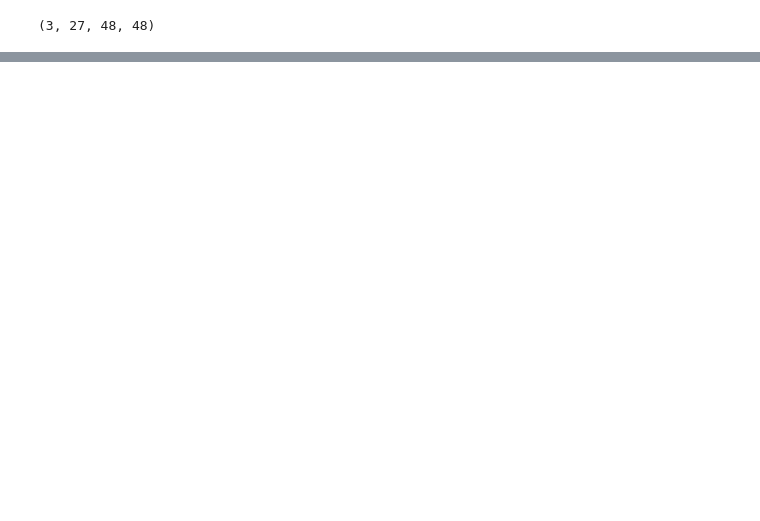
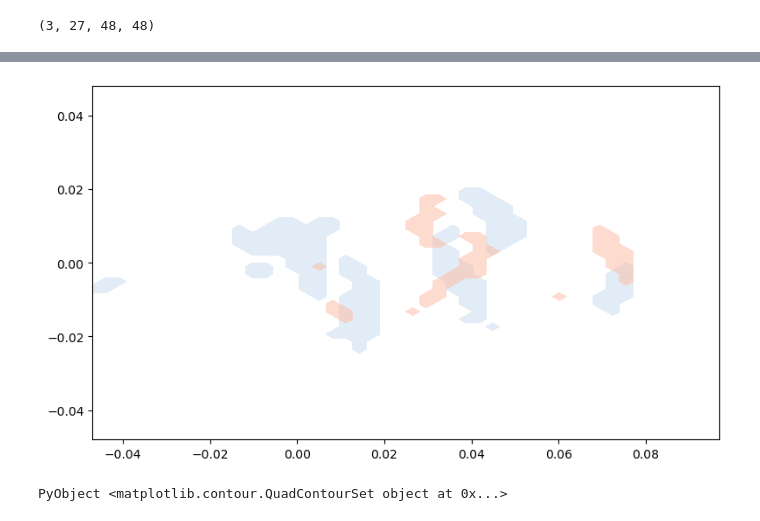
Before and after one commit to jjserdo/FTLE_JJ, a Jupyter notebook: Yuanhang-FTLE_JJ.ipynb, the cells around one changed output, grey strips where cells are left out. Cells and saved outputs as stored; diff of their text form; code cells hidden in the pictures; blank space fills up the shorter version.

```diff
--- a/Yuanhang-FTLE_JJ.ipynb
+++ b/Yuanhang-FTLE_JJ.ipynb
@@ -312,14 +332,4 @@ ax.scatter(p[1,ts,:,:],p[2,ts,:,:],marker="s",color="pink",zorder=3)
 PyObject <matplotlib.collections.PathCollection object at 0x...>
-# %%
-tstep = 61
-x = p300[1,1,:,:]
-y = p300[2,1,:,:]
-z = p300[3,tstep,:,:]
-fig, ax = subplots(figsize=(9.25,5.25))
-cm = ax.contourf(x,y,z,cmap=ColorMap("rainbow"))
-#ax.set_xlim([9.5,12])
-#ax.set_ylim([  9,11])
-fig.colorbar(cm)
 # %%
 function xflowMap(field, tstep, levels)
     x = field[1,1,:,:]
@@ -363,7 +377,10 @@ function ftle(p, n, lim, ts, save, t, tar)
     end
 end
 # %%
-ftle(p300, n300, 100)
+ftle(p, n, 27)
+# %% [output]
+[figure, added]
+PyObject <matplotlib.contour.QuadContourSet object at 0x...>
 # %%
 size(n3)
 # %%
```
Also changed, not shown: parts of 10 cells of this notebook, 1 other file.
